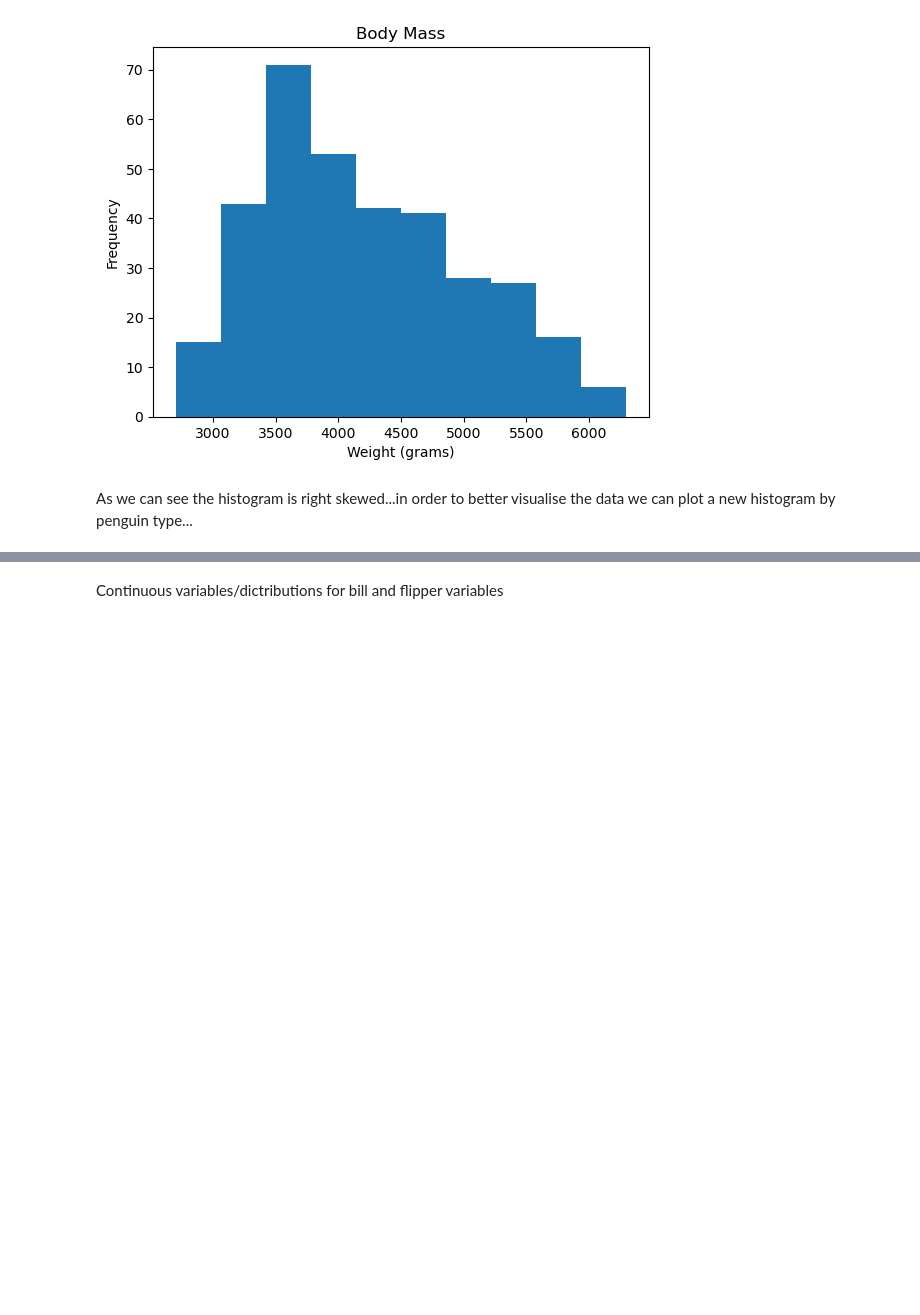
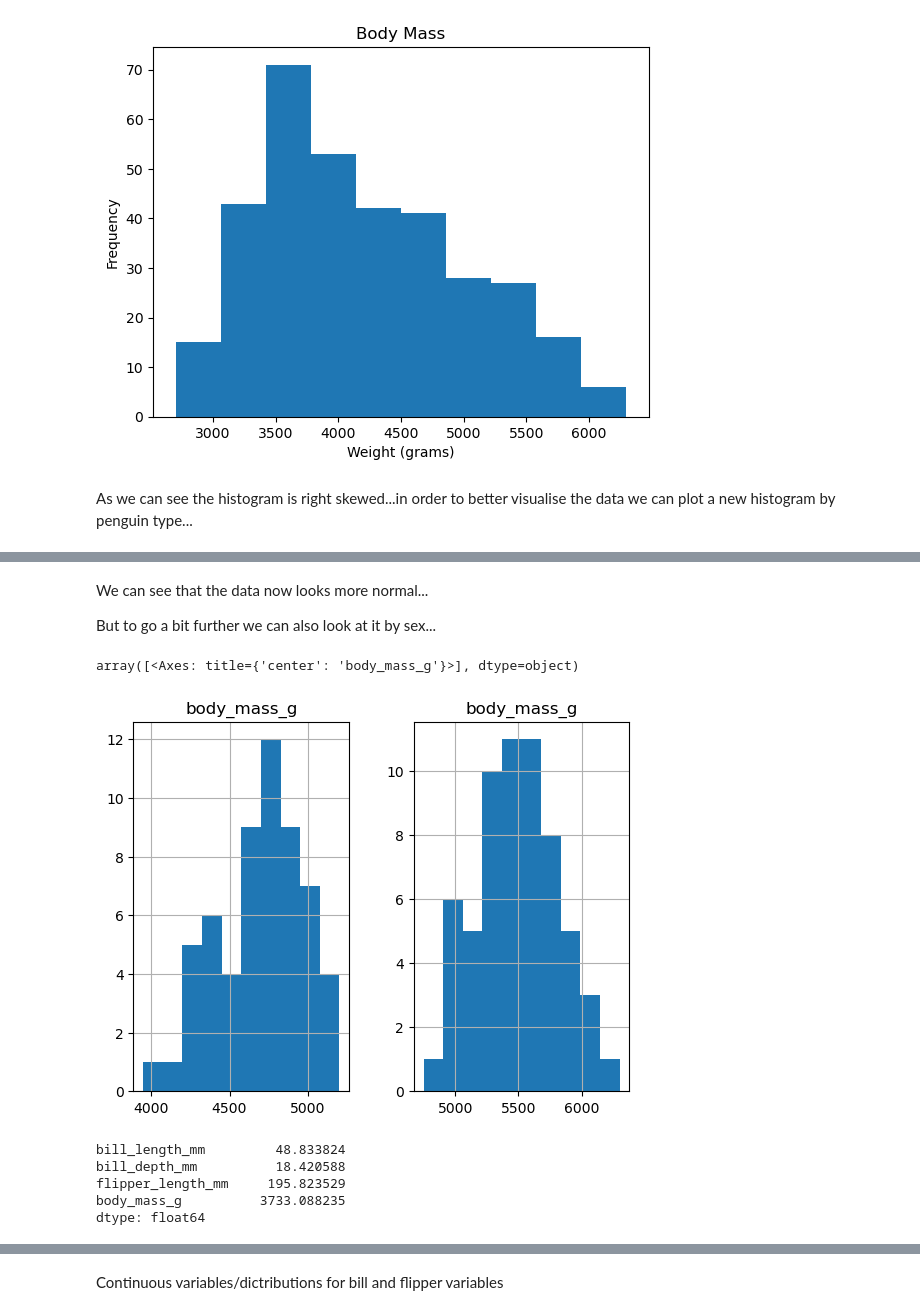
Before and after one commit to PeeBs68/fund_da, a Jupyter notebook: tasks.ipynb, the cells around one changed output, grey strips where cells are left out. Cells and saved outputs as stored; diff of their text form; code cells hidden in the pictures; blank space fills up the shorter version.

```diff
--- a/tasks.ipynb
+++ b/tasks.ipynb
@@ -299,0 +326,33 @@ plt.legend()
+# %% [markdown]
+We can see that the data now looks more normal...
+
+But to go a bit further we can also look at it by sex...
+# %%
+# Plotting two plots side by side for comparison
+# body mass for male and female gentoo penguins
+import pandas as pd
+
+male = gentoo_l_female
+female = gentoo_l_male
+
+fig, axes = plt.subplots(1, 2)
+
+axes[0].set_title('left title')
+
+male.hist('body_mass_g', bins=10, ax=axes[0])
+female.hist('body_mass_g', bins=10, ax=axes[1])
+# %% [output]
+array([<Axes: title={'center': 'body_mass_g'}>], dtype=object)
+[figure, added]
+# %%
+# Display the Mean
+
+m1 = chinstrap_l.mean()
+
+m1
+# %% [output]
+bill_length_mm         48.833824
+bill_depth_mm          18.420588
+flipper_length_mm     195.823529
+body_mass_g          3733.088235
+dtype: float64
```
Also changed, not shown: parts of 12 cells of this notebook.
